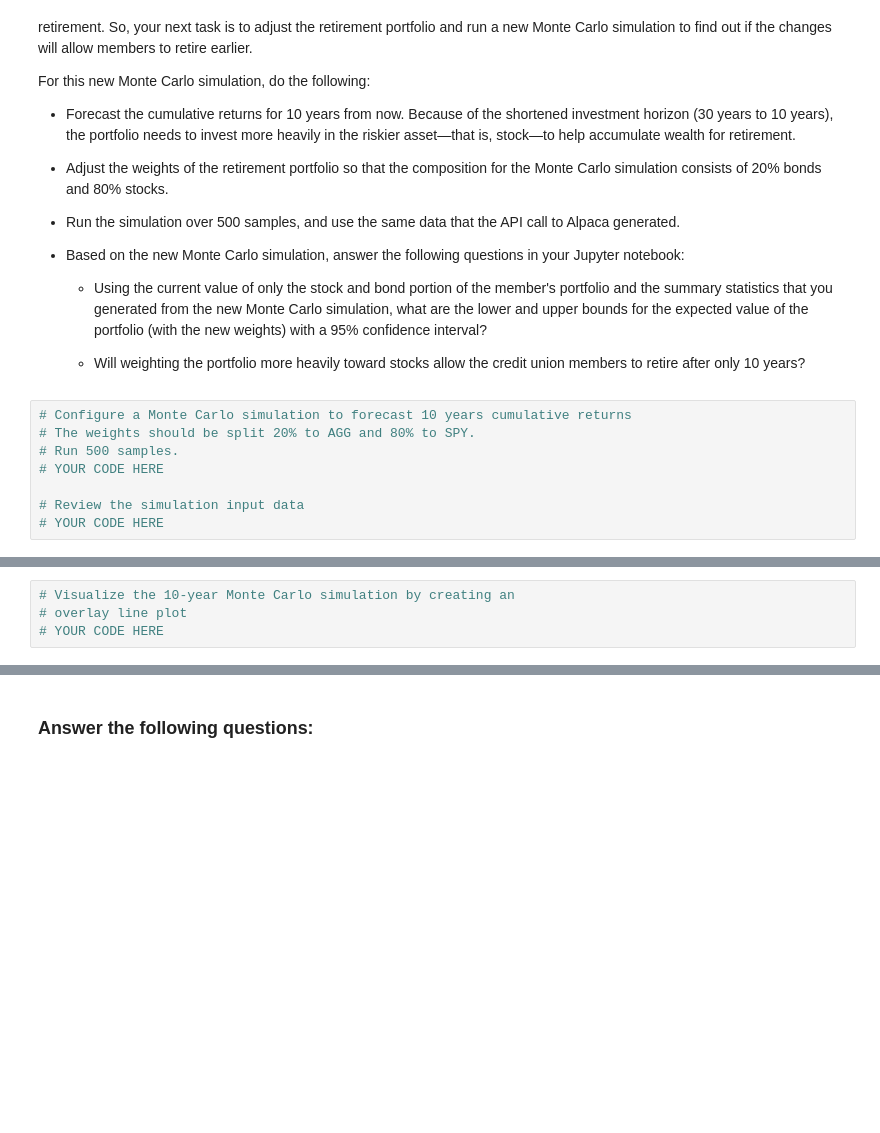
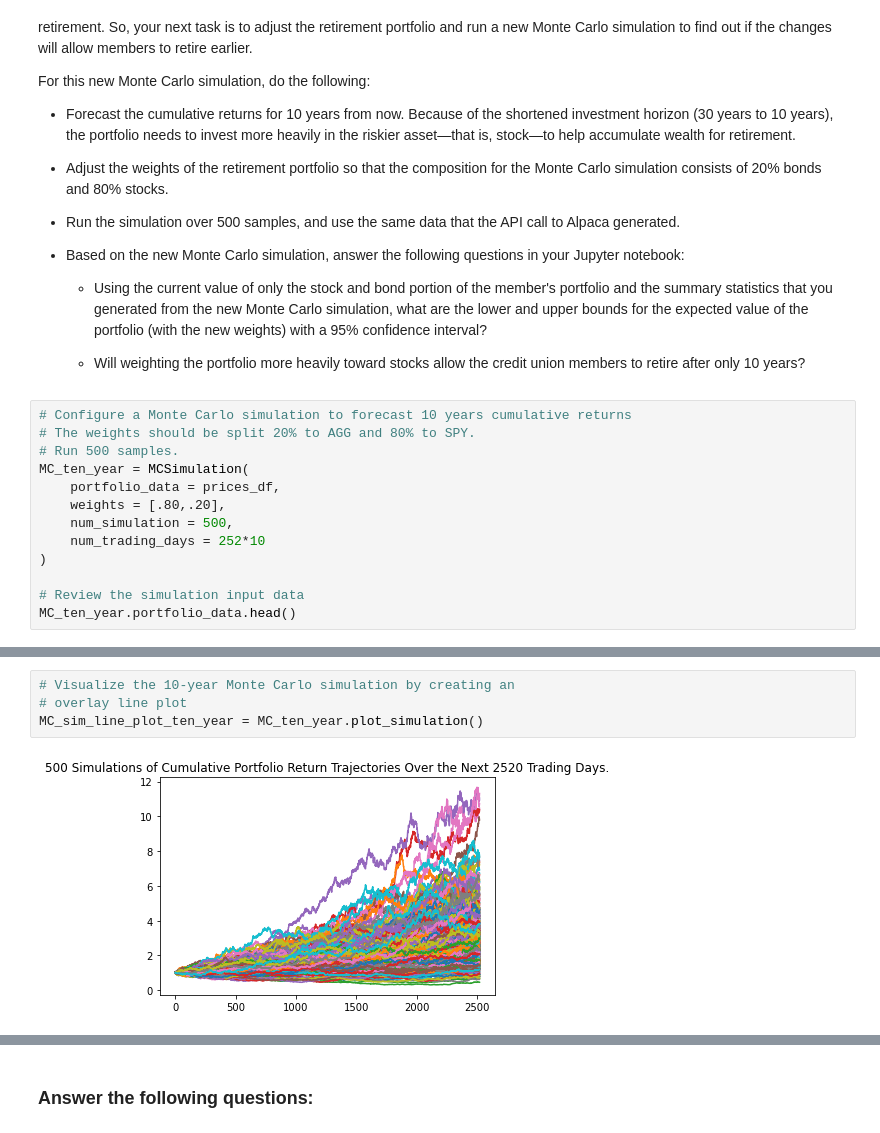
Before and after one commit to AlexanderValenzuela/financial_planning, a Jupyter notebook: financial_planning_tools.ipynb, the cells around one changed output, grey strips where cells are left out. Cells and saved outputs as stored; diff of their text form; blank space fills up the shorter version.

```diff
--- a/financial_planning_tools.ipynb
+++ b/financial_planning_tools.ipynb
@@ -530,7 +649,12 @@ For this new Monte Carlo simulation, do the following:
 # Configure a Monte Carlo simulation to forecast 10 years cumulative returns
 # The weights should be split 20% to AGG and 80% to SPY.
 # Run 500 samples.
-# YOUR CODE HERE
+MC_ten_year = MCSimulation(
+    portfolio_data = prices_df,
+    weights = [.80,.20],
+    num_simulation = 500,
+    num_trading_days = 252*10
+)
 
 # Review the simulation input data
-# YOUR CODE HERE
+MC_ten_year.portfolio_data.head()
@@ -540,7 +704,9 @@ For this new Monte Carlo simulation, do the following:
 # %%
 # Visualize the 10-year Monte Carlo simulation by creating an
 # overlay line plot
-# YOUR CODE HERE
+MC_sim_line_plot_ten_year = MC_ten_year.plot_simulation()
+# %% [output]
+[figure, added]
 # %%
 # Visualize the probability distribution of the 10-year Monte Carlo simulation
 # by plotting a histogram
```
Also changed, not shown: parts of 39 cells of this notebook.
